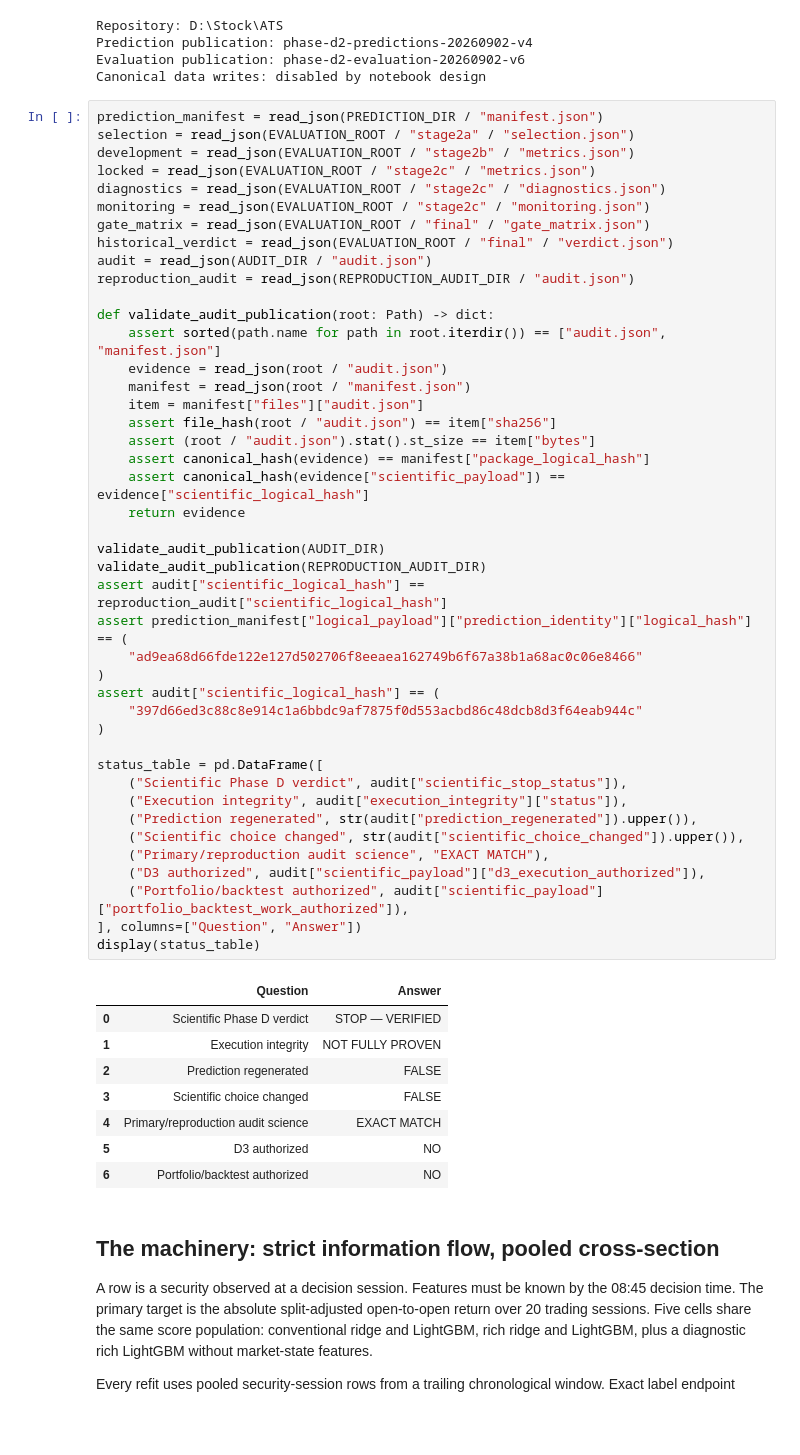
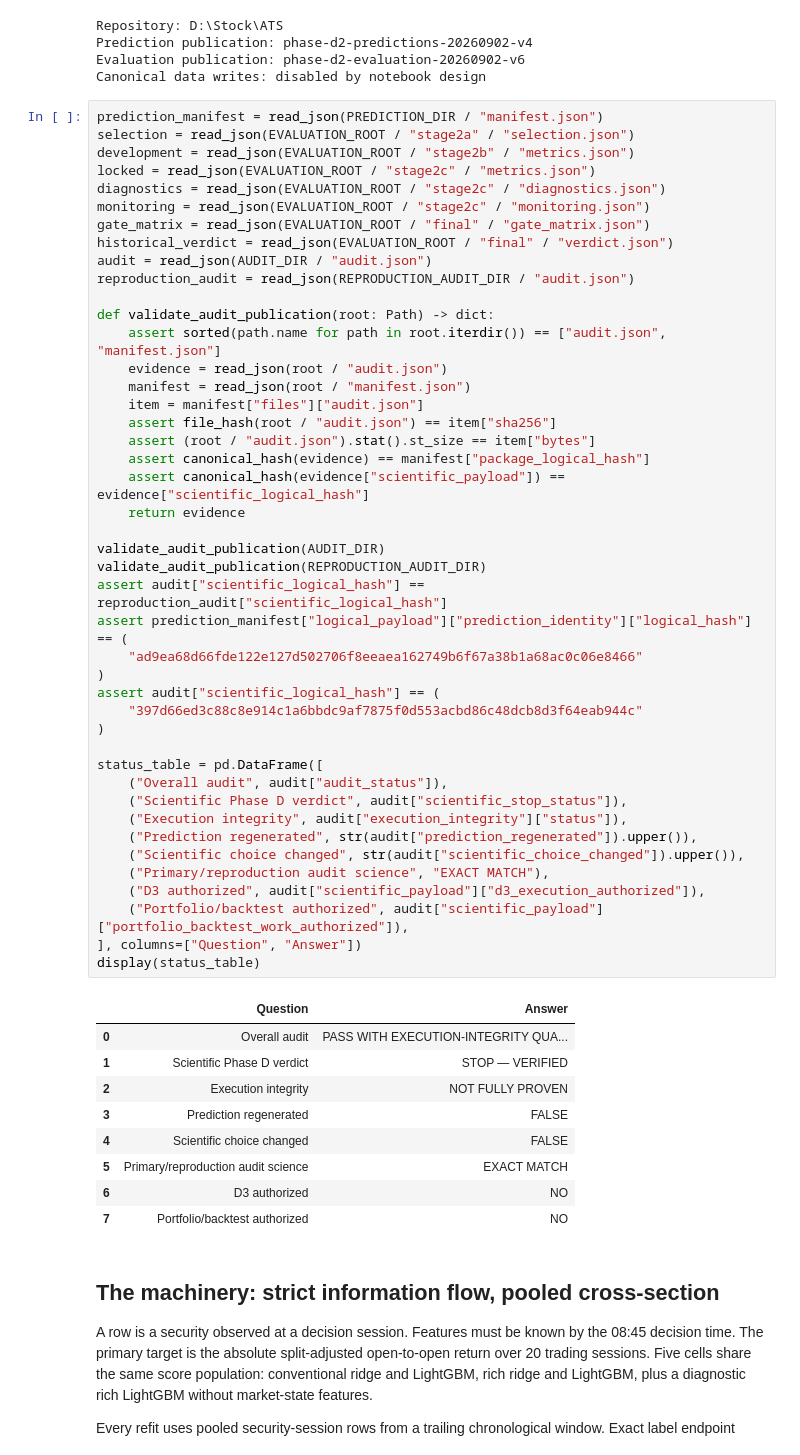
Before and after one commit to konrado0/ATS, a Jupyter notebook: source/python/notebooks/04_phase_d_pooled_ml_review.ipynb, the cells around one changed output. Drawn from its saved outputs; the diff is of its cells as text; blank space fills up the shorter version.

Commit message:
Harden Phase D2 audit and publish review notebook

```diff
--- a/source/python/notebooks/04_phase_d_pooled_ml_review.ipynb
+++ b/source/python/notebooks/04_phase_d_pooled_ml_review.ipynb
@@ -134,40 +134,42 @@ def validate_audit_publication(root: Path) -> dict:
     manifest = read_json(root / "manifest.json")
     item = manifest["files"]["audit.json"]
     assert file_hash(root / "audit.json") == item["sha256"]
     assert (root / "audit.json").stat().st_size == item["bytes"]
     assert canonical_hash(evidence) == manifest["package_logical_hash"]
     assert canonical_hash(evidence["scientific_payload"]) == evidence["scientific_logical_hash"]
     return evidence
 
 validate_audit_publication(AUDIT_DIR)
 validate_audit_publication(REPRODUCTION_AUDIT_DIR)
 assert audit["scientific_logical_hash"] == reproduction_audit["scientific_logical_hash"]
 assert prediction_manifest["logical_payload"]["prediction_identity"]["logical_hash"] == (
     "ad9ea68d66fde122e127d502706f8eeaea162749b6f67a38b1a68ac0c06e8466"
 )
 assert audit["scientific_logical_hash"] == (
     "397d66ed3c88c8e914c1a6bbdc9af7875f0d553acbd86c48dcb8d3f64eab944c"
 )
 
 status_table = pd.DataFrame([
+    ("Overall audit", audit["audit_status"]),
     ("Scientific Phase D verdict", audit["scientific_stop_status"]),
     ("Execution integrity", audit["execution_integrity"]["status"]),
     ("Prediction regenerated", str(audit["prediction_regenerated"]).upper()),
     ("Scientific choice changed", str(audit["scientific_choice_changed"]).upper()),
     ("Primary/reproduction audit science", "EXACT MATCH"),
     ("D3 authorized", audit["scientific_payload"]["d3_execution_authorized"]),
     ("Portfolio/backtest authorized", audit["scientific_payload"]["portfolio_backtest_work_authorized"]),
 ], columns=["Question", "Answer"])
 display(status_table)
 # %% [output]
 |  | Question | Answer |
-| 0 | Scientific Phase D verdict | STOP — VERIFIED |
-| 1 | Execution integrity | NOT FULLY PROVEN |
-| 2 | Prediction regenerated | FALSE |
-| 3 | Scientific choice changed | FALSE |
-| 4 | Primary/reproduction audit science | EXACT MATCH |
-| 5 | D3 authorized | NO |
-| 6 | Portfolio/backtest authorized | NO |
+| 0 | Overall audit | PASS WITH EXECUTION-INTEGRITY QUA... |
+| 1 | Scientific Phase D verdict | STOP — VERIFIED |
+| 2 | Execution integrity | NOT FULLY PROVEN |
+| 3 | Prediction regenerated | FALSE |
+| 4 | Scientific choice changed | FALSE |
+| 5 | Primary/reproduction audit science | EXACT MATCH |
+| 6 | D3 authorized | NO |
+| 7 | Portfolio/backtest authorized | NO |
 # %% [markdown]
 ## The machinery: strict information flow, pooled cross-section
 
```
Also changed, not shown: parts of 3 cells of this notebook, 7 other files.
